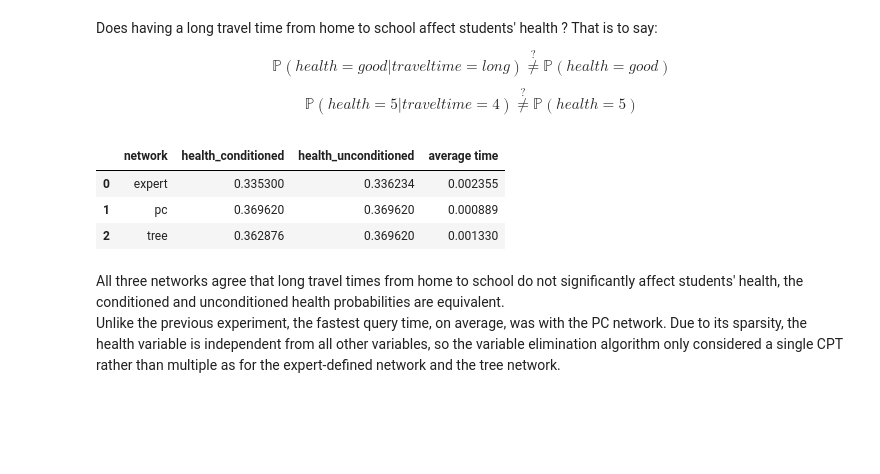
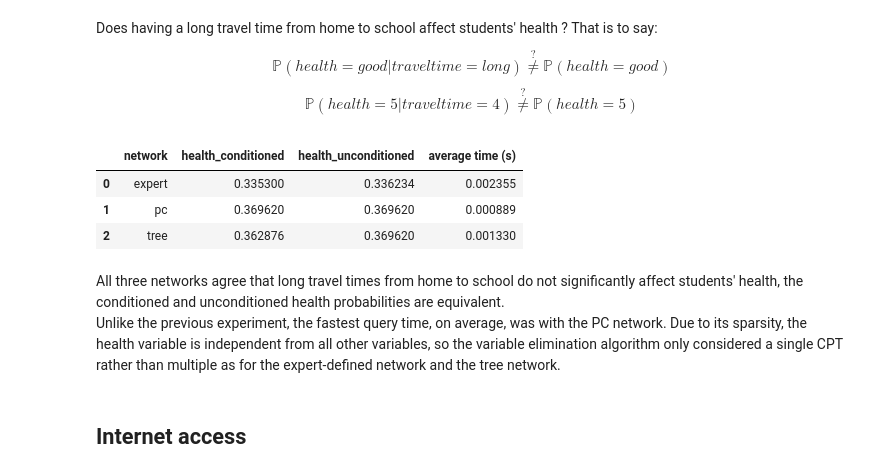
Before and after one commit to Gio-Formichella/Student-Performance-BN, a Jupyter notebook: student-performance-bn.ipynb, the cells around one changed output. Cells and saved outputs as stored; diff of their text form; code cells hidden in the pictures; blank space fills up the shorter version.

Commit message:
Internet query

```diff
--- a/student-performance-bn.ipynb
+++ b/student-performance-bn.ipynb
@@ -521,11 +559,15 @@ except FileNotFoundError:
 # %%
 # Networks query results
-health_traveltime_results.groupby(["network", "health_conditioned", "health_unconditioned"])["time"].mean().to_frame(name="average time").reset_index()
+health_traveltime_results.groupby(
+    ["network", "health_conditioned", "health_unconditioned"]
+)["time"].mean().to_frame(name="average time (s)").reset_index()
 # %% [output]
-|  | network | health_conditioned | health_unconditioned | average time |
+|  | network | health_conditioned | health_unconditioned | average time (s) |
 | 0 | expert | 0.335300 | 0.336234 | 0.002355 |
 | 1 | pc | 0.369620 | 0.369620 | 0.000889 |
 | 2 | tree | 0.362876 | 0.369620 | 0.001330 |
 # %% [markdown]
 All three networks agree that long travel times from home to school do not significantly affect students' health, the conditioned and unconditioned health probabilities are equivalent.
 Unlike the previous experiment, the fastest query time, on average, was with the PC network. Due to its sparsity, the health variable is independent from all other variables, so the variable elimination algorithm only considered a single CPT rather than multiple as for the expert-defined network and the tree network.
+# %% [markdown]
+## Internet access
```
Also changed, not shown: parts of 8 cells of this notebook, 1 other file.
